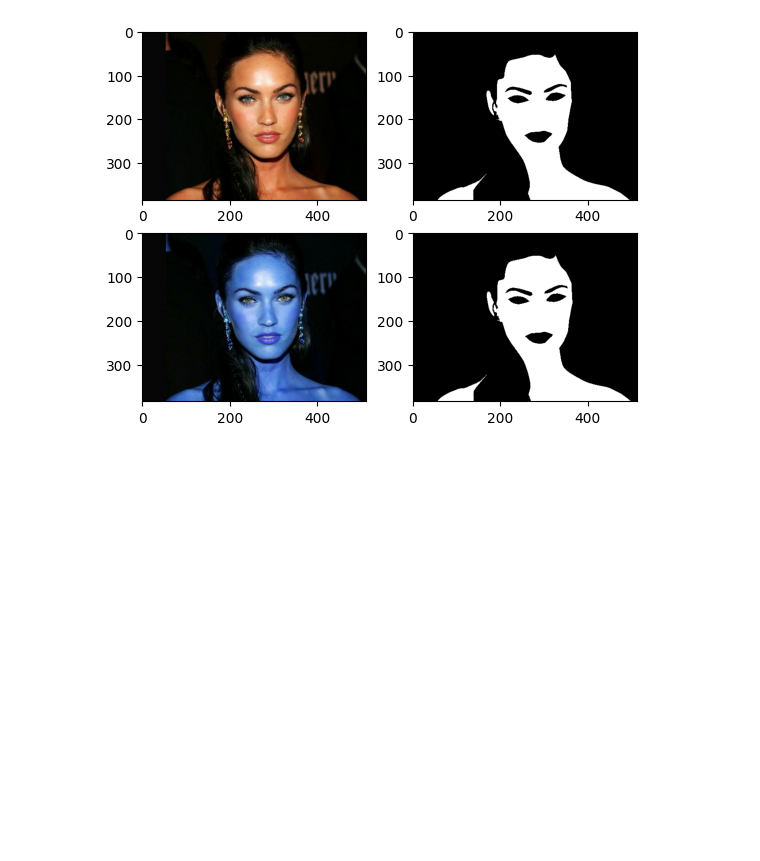
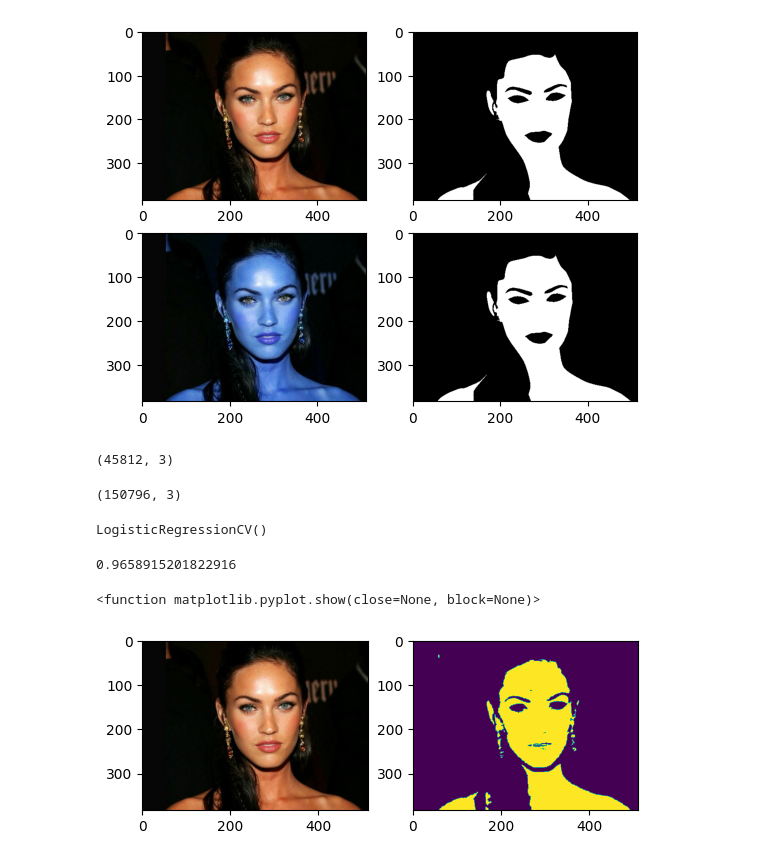
Before and after one commit to G-K-T-K/Computer-Vision, a Jupyter notebook: skincolor.ipynb, the cells around one changed output. Drawn from its saved outputs; the diff is of its cells as text; code cells hidden in the pictures; blank space fills up the shorter version.

```diff
--- a/skincolor.ipynb
+++ b/skincolor.ipynb
@@ -21,3 +21,41 @@ plt.imshow(d)
 # %% [output]
 <matplotlib.image.AxesImage at 0x...>
 [figure]
+# %%
+skincolors = a[b[:,:,0]==255]
+print(skincolors.shape)
+# %% [output]
+(45812, 3)
+# %%
+nonskincolors = a[b[:,:,0]==0]
+print(nonskincolors.shape)
+# %% [output]
+(150796, 3)
+# %%
+color = np.vstack((skincolors, nonskincolors))
+target = np.concatenate((np.ones(len(skincolors)),np.zeros(len(nonskincolors))))
+# %%
+from sklearn.linear_model import LogisticRegressionCV
+learn_color = color[1::2]
+test_color = color[0::2]
+learn_target = target[1::2]
+test_target = target[0::2]
+logregr = LogisticRegressionCV()
+logregr.fit(learn_color, learn_target)
+# %% [output]
+LogisticRegressionCV()
+# %%
+logregr.score(test_color, test_target)
+# %% [output]
+0.9658915201822916
+# %%
+image_colors = a.reshape((-1,3))
+predict_skin = logregr.predict(image_colors).reshape(a.shape[:2])
+plt.subplot(121)
+plt.imshow(a)
+plt.subplot(122)
+plt.imshow(predict_skin)
+plt.show
+# %% [output]
+<function matplotlib.pyplot.show(close=None, block=None)>
+[figure, added]
```
